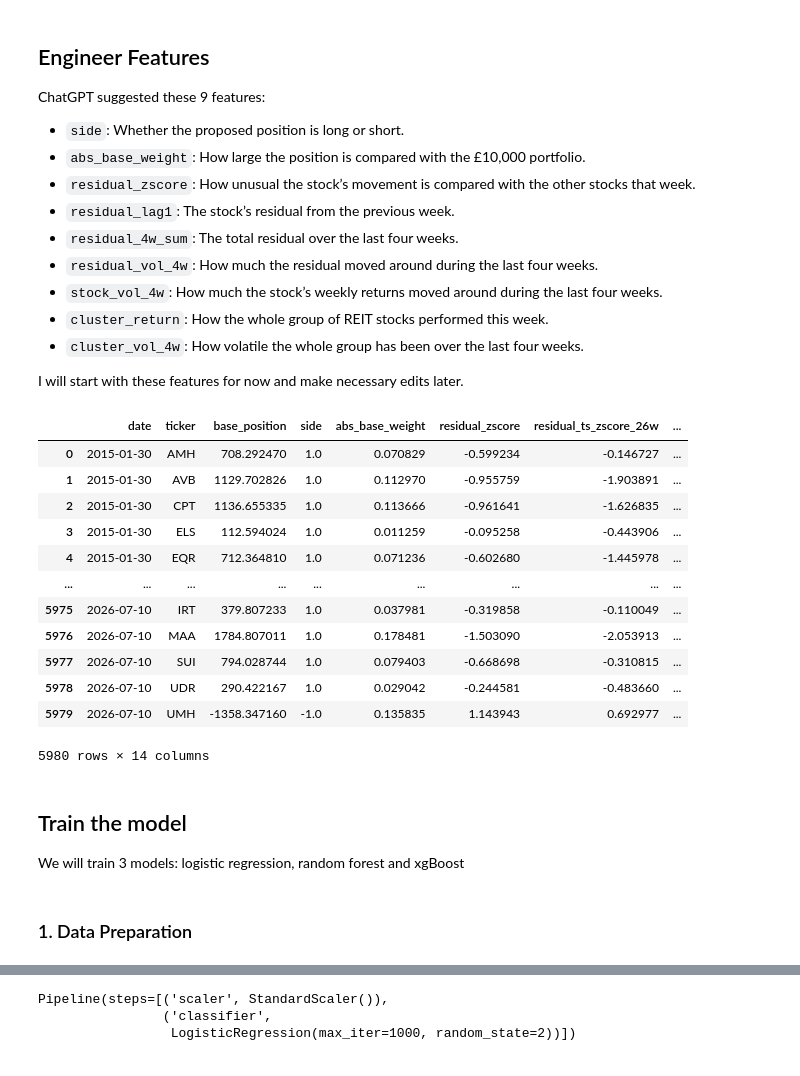
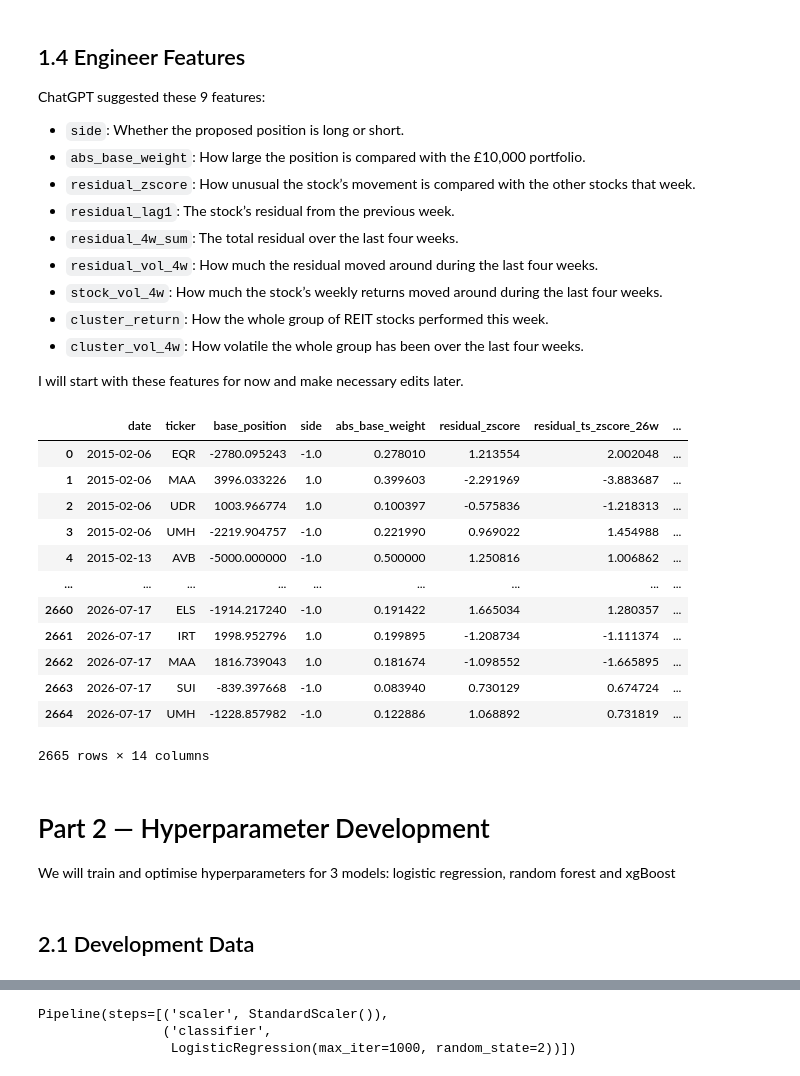
Before and after one commit to vvaskin/trade-filter, a Jupyter notebook: meta-labelling.ipynb, the cells around one changed output, grey strips where cells are left out. Cells and saved outputs as stored; diff of their text form; code cells hidden in the pictures.

```diff
--- a/meta-labelling.ipynb
+++ b/meta-labelling.ipynb
@@ -120,5 +133,5 @@ label = (trade_result > 0).astype(int)
 # %% [markdown]
-## Engineer Features
+## 1.4 Engineer Features
 ChatGPT suggested these 9 features:
 - `side`: Whether the proposed position is long or short.
 - `abs_base_weight`: How large the position is compared with the £10,000 portfolio.
@@ -133,12 +146,23 @@ ChatGPT suggested these 9 features:
 I will start with these features for now and make necessary edits later.
 # %%
 I = 10_000
+
+from backtest import build_mean_reversion_positions
 
 # weekly data (same as backtest)
 weekly_log_returns, weekly_simple_returns = prepare_weekly_data(df)
 forward_returns = weekly_simple_returns.shift(-1)
 
-positions = strategy["dollar_positions"]
+# Development observations use a fixed tau
+DEVELOPMENT_TAU = 0.01
+positions = build_mean_reversion_positions(
+    weekly_log_returns=weekly_log_returns,
+    gross_exposure=I,
+    tau=DEVELOPMENT_TAU,
+)
+
+trade_result = positions * forward_returns
+label = (trade_result > 0).astype(int)
 
 # residuals for each stock
 cluster_return = weekly_log_returns.mean(axis=1) # mean cluster return
@@ -162,6 +186,7 @@ weekly_simple_returns = weekly_simple_returns.loc[common_idx]
 weekly_log_returns = weekly_log_returns.loc[common_idx]
 cluster_return = cluster_return.loc[common_idx]
 forward_returns = forward_returns.loc[common_idx]
+label = label.loc[common_idx]
 
 # feature calculation, all are pretty self explanatory
 side = np.sign(positions)
@@ -245,51 +270,56 @@ features = pd.concat(
         "residual_zscore": residual_zscore,
         "residual_ts_zscore_26w": residual_ts_zscore_26w,
         "residual_autocorr_26w": residual_autocorr_26w,
         "residual_lag1": residual_lag1,
         "residual_4w_sum": residual_4w_sum,
         "residual_vol_4w": residual_vol_4w,
         "stock_vol_4w": stock_vol_4w,
         "stock_cluster_corr_26w": stock_cluster_corr_26w,
         "label": label,
     },
     axis=1,
 ).stack(level=1)
 features.index.names = ["date", "ticker"]
 # features = features.reset_index()
 
 # cluster_return / cluster_vol are the same for all tickers on a date
 features = features.drop(columns=["cluster_return"], errors="ignore")
 features = features.reset_index()
 # features["cluster_return"] = features["date"].map(cluster_return)
 # features["cluster_vol_4w"] = features["date"].map(cluster_vol_4w)
 # features["residual_dispersion"] = features["date"].map(
 #     residual_dispersion
 # )
 
+# Zero positions are rejected signals, not ML observations
+features = features[
+    features["base_position"] != 0
+].copy()
+
 # drop early rows with NaNs from rolling windows / last week with no forward return
 features = features.dropna().reset_index(drop=True)
 
 features
 # %% [output]
 |  | date | ticker | base_position | side | abs_base_weight | residual_zscore | residual_ts_zscore_26w | ... |
-| 0 | 2015-01-30 | AMH | 708.292470 | 1.0 | 0.070829 | -0.599234 | -0.146727 | ... |
-| 1 | 2015-01-30 | AVB | 1129.702826 | 1.0 | 0.112970 | -0.955759 | -1.903891 | ... |
-| 2 | 2015-01-30 | CPT | 1136.655335 | 1.0 | 0.113666 | -0.961641 | -1.626835 | ... |
-| 3 | 2015-01-30 | ELS | 112.594024 | 1.0 | 0.011259 | -0.095258 | -0.443906 | ... |
-| 4 | 2015-01-30 | EQR | 712.364810 | 1.0 | 0.071236 | -0.602680 | -1.445978 | ... |
+| 0 | 2015-02-06 | EQR | -2780.095243 | -1.0 | 0.278010 | 1.213554 | 2.002048 | ... |
+| 1 | 2015-02-06 | MAA | 3996.033226 | 1.0 | 0.399603 | -2.291969 | -3.883687 | ... |
+| 2 | 2015-02-06 | UDR | 1003.966774 | 1.0 | 0.100397 | -0.575836 | -1.218313 | ... |
+| 3 | 2015-02-06 | UMH | -2219.904757 | -1.0 | 0.221990 | 0.969022 | 1.454988 | ... |
+| 4 | 2015-02-13 | AVB | -5000.000000 | -1.0 | 0.500000 | 1.250816 | 1.006862 | ... |
 | ... | ... | ... | ... | ... | ... | ... | ... | ... |
-| 5975 | 2026-07-10 | IRT | 379.807233 | 1.0 | 0.037981 | -0.319858 | -0.110049 | ... |
-| 5976 | 2026-07-10 | MAA | 1784.807011 | 1.0 | 0.178481 | -1.503090 | -2.053913 | ... |
-| 5977 | 2026-07-10 | SUI | 794.028744 | 1.0 | 0.079403 | -0.668698 | -0.310815 | ... |
-| 5978 | 2026-07-10 | UDR | 290.422167 | 1.0 | 0.029042 | -0.244581 | -0.483660 | ... |
-| 5979 | 2026-07-10 | UMH | -1358.347160 | -1.0 | 0.135835 | 1.143943 | 0.692977 | ... |
+| 2660 | 2026-07-17 | ELS | -1914.217240 | -1.0 | 0.191422 | 1.665034 | 1.280357 | ... |
+| 2661 | 2026-07-17 | IRT | 1998.952796 | 1.0 | 0.199895 | -1.208734 | -1.111374 | ... |
+| 2662 | 2026-07-17 | MAA | 1816.739043 | 1.0 | 0.181674 | -1.098552 | -1.665895 | ... |
+| 2663 | 2026-07-17 | SUI | -839.397668 | -1.0 | 0.083940 | 0.730129 | 0.674724 | ... |
+| 2664 | 2026-07-17 | UMH | -1228.857982 | -1.0 | 0.122886 | 1.068892 | 0.731819 | ... |
-5980 rows × 14 columns
+2665 rows × 14 columns
 # %% [markdown]
-## Train the model
+# Part 2 — Hyperparameter Development
 
-We will train 3 models: logistic regression, random forest and xgBoost
+We will train and optimise hyperparameters for 3 models: logistic regression, random forest and xgBoost
 # %% [markdown]
-### 1. Data Preparation
+## 2.1 Development Data
 # %%
 from sklearn.linear_model import LogisticRegression
 from sklearn.preprocessing import StandardScaler
```
Also changed, not shown: parts of 42 cells of this notebook, 2 other files.
